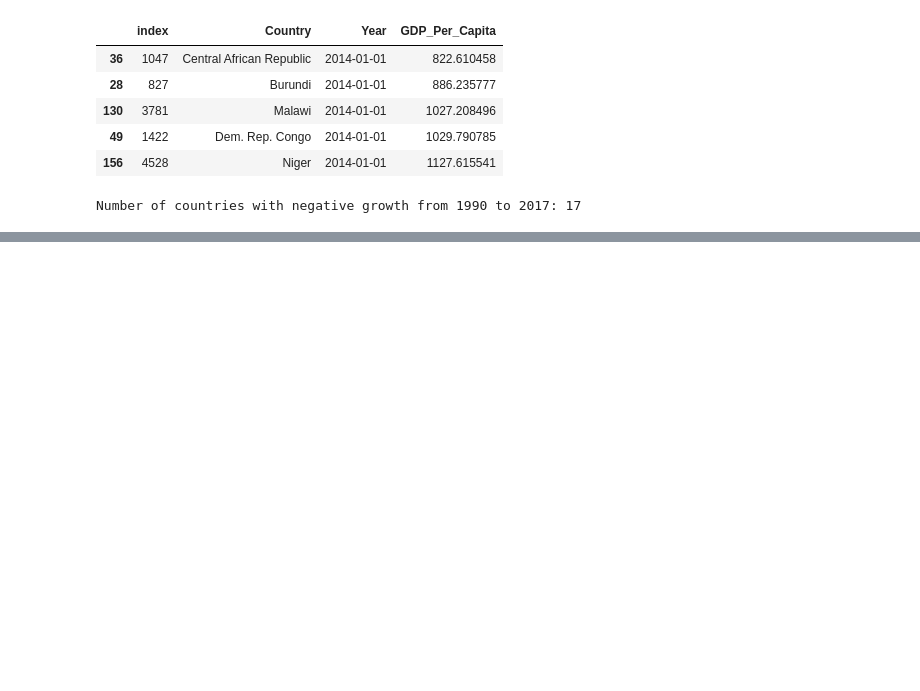
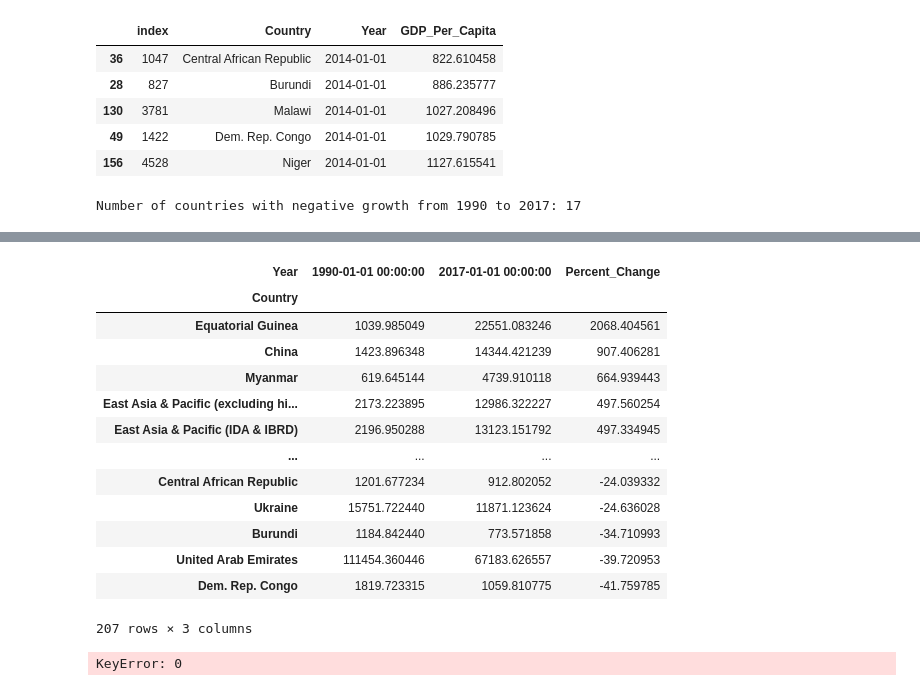
Before and after one commit to nss-data-science-cohort-5/un_exploration-ripplesphere, a Jupyter notebook: notebooks/UN_Data_Exploration.ipynb, the cells around one changed output, grey strips where cells are left out. Cells and saved outputs as stored; diff of their text form; code cells hidden in the pictures; blank space fills up the shorter version.

```diff
--- a/notebooks/UN_Data_Exploration.ipynb
+++ b/notebooks/UN_Data_Exploration.ipynb
@@ -186,0 +216,21 @@ Country with the highest growth rate from 1990 to 2017: Equatorial Guinea
+# %%
+gdp_pivoted.sort_values(by='Percent_Change', ascending=False)
+# %% [output]
+| Year | 1990-01-01 00:00:00 | 2017-01-01 00:00:00 | Percent_Change |
+| Country |  |  |  |
+| Equatorial Guinea | 1039.985049 | 22551.083246 | 2068.404561 |
+| China | 1423.896348 | 14344.421239 | 907.406281 |
+| Myanmar | 619.645144 | 4739.910118 | 664.939443 |
+| East Asia & Pacific (excluding hi... | 2173.223895 | 12986.322227 | 497.560254 |
+| East Asia & Pacific (IDA & IBRD) | 2196.950288 | 13123.151792 | 497.334945 |
+| ... | ... | ... | ... |
+| Central African Republic | 1201.677234 | 912.802052 | -24.039332 |
+| Ukraine | 15751.722440 | 11871.123624 | -24.636028 |
+| Burundi | 1184.842440 | 773.571858 | -34.710993 |
+| United Arab Emirates | 111454.360446 | 67183.626557 | -39.720953 |
+| Dem. Rep. Congo | 1819.723315 | 1059.810775 | -41.759785 |
+207 rows × 3 columns
+# %%
+gdp_df[gdp_df['Country'] == 'Equatorial Guinea']['GDP_Per_Capita']
+# %% [output]
+KeyError: 0
```
Also changed, not shown: parts of 3 cells of this notebook.
